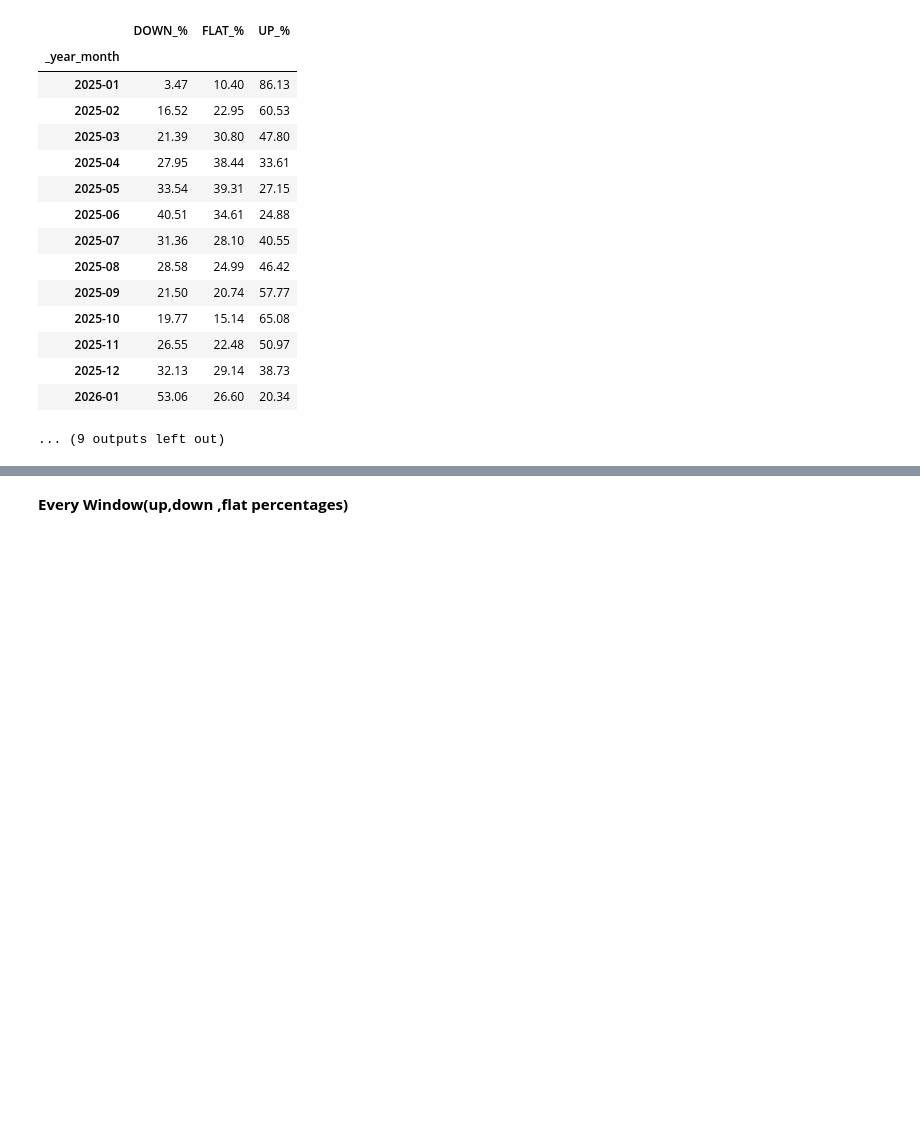
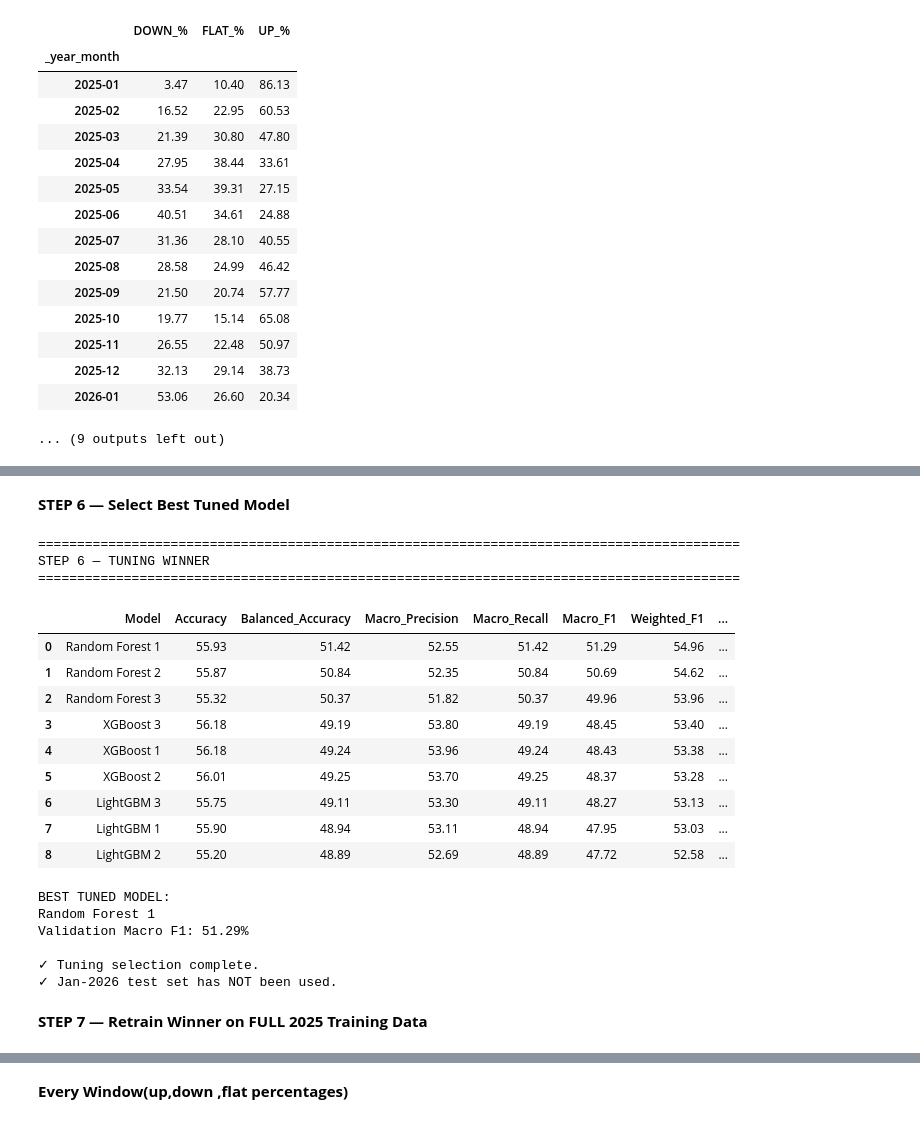
Before and after one commit to MuhammadOkasha004/flyrank-ml-internship-work, a Jupyter notebook: work/notebooks/w05_model.ipynb, the cells around one changed output, grey strips where cells are left out. Cells and saved outputs as stored; diff of their text form; code cells hidden in the pictures; blank space fills up the shorter version.

```diff
--- a/work/notebooks/w05_model.ipynb
+++ b/work/notebooks/w05_model.ipynb
@@ -9816,0 +8260,72 @@ Severe Error Rate     : 32.10%
+# %% [markdown]
+**STEP 6 — Select Best Tuned Model**
+# %%
+# =============================================================================
+# STEP 6 — SELECT BEST TUNED MODEL
+# =============================================================================
+
+print("=" * 90)
+print("STEP 6 — TUNING WINNER")
+print("=" * 90)
+
+all_tuning_results = pd.concat(
+    [
+        rf_results_df,
+        lgb_results_df,
+        xgb_results_df
+    ],
+    ignore_index=True
+)
+
+all_tuning_results = all_tuning_results.sort_values(
+    "Macro_F1",
+    ascending=False
+).reset_index(drop=True)
+
+display(
+    all_tuning_results.round(2)
+)
+
+best_tuned_name = all_tuning_results.iloc[0]["Model"]
+
+if best_tuned_name.startswith("Random Forest"):
+    best_tuned_model = rf_models[best_rf_id]
+
+elif best_tuned_name.startswith("LightGBM"):
+    best_tuned_model = lgb_models[best_lgb_id]
+
+else:
+    best_tuned_model = xgb_models[best_xgb_id]
+
+print("\nBEST TUNED MODEL:")
+print(best_tuned_name)
+
+print(
+    f"Validation Macro F1: "
+    f"{all_tuning_results.iloc[0]['Macro_F1']:.2f}%"
+)
+
+print("\n✓ Tuning selection complete.")
+print("✓ Jan-2026 test set has NOT been used.")
+# %% [output]
+==========================================================================================
+STEP 6 — TUNING WINNER
+==========================================================================================
+|  | Model | Accuracy | Balanced_Accuracy | Macro_Precision | Macro_Recall | Macro_F1 | Weighted_F1 | ... |
+| 0 | Random Forest 1 | 55.93 | 51.42 | 52.55 | 51.42 | 51.29 | 54.96 | ... |
+| 1 | Random Forest 2 | 55.87 | 50.84 | 52.35 | 50.84 | 50.69 | 54.62 | ... |
+| 2 | Random Forest 3 | 55.32 | 50.37 | 51.82 | 50.37 | 49.96 | 53.96 | ... |
+| 3 | XGBoost 3 | 56.18 | 49.19 | 53.80 | 49.19 | 48.45 | 53.40 | ... |
+| 4 | XGBoost 1 | 56.18 | 49.24 | 53.96 | 49.24 | 48.43 | 53.38 | ... |
+| 5 | XGBoost 2 | 56.01 | 49.25 | 53.70 | 49.25 | 48.37 | 53.28 | ... |
+| 6 | LightGBM 3 | 55.75 | 49.11 | 53.30 | 49.11 | 48.27 | 53.13 | ... |
+| 7 | LightGBM 1 | 55.90 | 48.94 | 53.11 | 48.94 | 47.95 | 53.03 | ... |
+| 8 | LightGBM 2 | 55.20 | 48.89 | 52.69 | 48.89 | 47.72 | 52.58 | ... |
+BEST TUNED MODEL:
+Random Forest 1
+Validation Macro F1: 51.29%
+
+✓ Tuning selection complete.
+✓ Jan-2026 test set has NOT been used.
+# %% [markdown]
+**STEP 7 — Retrain Winner on FULL 2025 Training Data**
```
Also changed, not shown: parts of 79 cells of this notebook.
